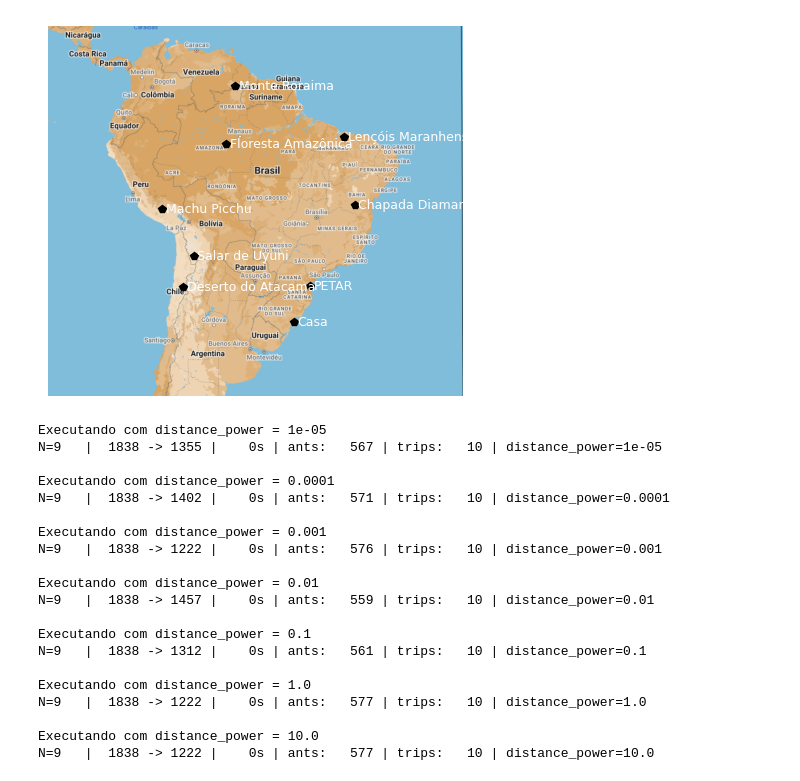
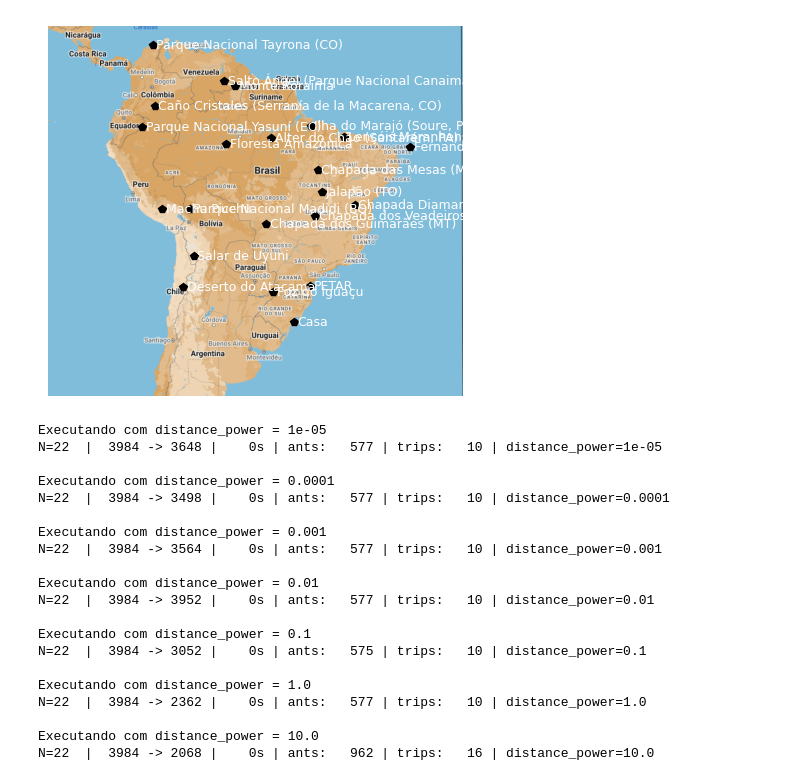
Before and after one commit to allanVvz/AntRoute-TSP, a Jupyter notebook: AntTRip.ipynb, the cells around one changed output. Drawn from its saved outputs; the diff is of its cells as text; code cells hidden in the pictures.

```diff
--- a/AntTRip.ipynb
+++ b/AntTRip.ipynb
@@ -415,34 +419,49 @@ def latlon_to_pixel(latitude, longitude, image_width, image_height,
 # Seus locais com latitude e longitude
 places = {
     "Machu Picchu": (-13.1631, -72.5450),
     "Deserto do Atacama": (-24.7859, -69.1350),
     "Floresta Amazônica": (-3.4653, -62.2159),  # Ponto central da Amazônia
     "Salar de Uyuni": (-20.1338, -67.4891),
     "Monte Roraima": (5.1427, -60.7640),
     "Lençóis Maranhenses": (-2.4825, -43.1235),
     "Chapada Diamantina": (-12.5928, -41.4693),
     "PETAR": (-24.5300, -48.6860),  # Parque Estadual Turístico do Alto Ribeira
     "Casa": (-29.91755, -51.20215),
+    "Foz do Iguaçu": (-25.5163, -54.5854),
+    "Fernando de Noronha": (-3.857, -32.429),
+    "Chapada dos Veadeiros (GO)": (-14.131, -47.822),
+    "Jalapão (TO)": (-10.546, -46.748),
+    "Alter do Chão (Santarém, PA)": (-2.518, -54.949),
+    "Ilha do Marajó (Soure, PA)": (-0.730, -48.523),
+    "Chapada das Mesas (MA)": (-7.336, -47.463),
+    "Parque Nacional Tayrona (CO)": (11.308, -74.060),
+    "Salto Ángel (Parque Nacional Canaima, VE)": (5.967, -62.536),
+    "Parque Nacional Yasuní (EC)": (-1.000, -75.800),
+    "Parque Nacional Madidi (BO)": (-13.200, -68.100),
+    "Chapada dos Guimarães (MT)": (-15.431, -55.748),
+    "Parque Nacional Tayrona (CO)": (11.308, -74.060),
+    "Caño Cristales (Serranía de la Macarena, CO)": (2.180, -73.790),
+    "Salto Ángel (Parque Nacional Canaima, VE)": (5.967, -62.536),
 }
 # Converter para coordenadas de imagem
 image_places = {}
 for place, (latitude, longitude) in places.items():
     x, y = latlon_to_pixel(latitude, longitude, image_width, image_height,
                            min_latitude, max_latitude, min_longitude, max_longitude)
     image_places[place] = (x, y)
 
 # Plotar para verificar
 plt.imshow(map_image)
 for place, (x, y) in image_places.items():
     plt.plot(x, y, 'kp')
     plt.text(x + 6, y + 6, place, color='white', fontsize=9)
 plt.axis('off')
 plt.show()
 
 # Preparar os dados para o algoritmo
 places_list = list(image_places.items())
 # %% [output]
-[figure, old version]
+[figure, new version]
 # %%
 start_distance_power = 0.00001
 num_iterations = 7
@@ -466,25 +485,25 @@ for dp in distance_powers:
     path_cost_list.append(path_cost)
 # %% [output]
 Executando com distance_power = 1e-05
-N=9   |  1838 -> 1355 |    0s | ants:   567 | trips:   10 | distance_power=1e-05
+N=22  |  3984 -> 3648 |    0s | ants:   577 | trips:   10 | distance_power=1e-05
 
 Executando com distance_power = 0.0001
-N=9   |  1838 -> 1402 |    0s | ants:   571 | trips:   10 | distance_power=0.0001
+N=22  |  3984 -> 3498 |    0s | ants:   577 | trips:   10 | distance_power=0.0001
 
 Executando com distance_power = 0.001
-N=9   |  1838 -> 1222 |    0s | ants:   576 | trips:   10 | distance_power=0.001
+N=22  |  3984 -> 3564 |    0s | ants:   577 | trips:   10 | distance_power=0.001
 
 Executando com distance_power = 0.01
-N=9   |  1838 -> 1457 |    0s | ants:   559 | trips:   10 | distance_power=0.01
+N=22  |  3984 -> 3952 |    0s | ants:   577 | trips:   10 | distance_power=0.01
 
 Executando com distance_power = 0.1
-N=9   |  1838 -> 1312 |    0s | ants:   561 | trips:   10 | distance_power=0.1
+N=22  |  3984 -> 3052 |    0s | ants:   575 | trips:   10 | distance_power=0.1
 
 Executando com distance_power = 1.0
-N=9   |  1838 -> 1222 |    0s | ants:   577 | trips:   10 | distance_power=1.0
+N=22  |  3984 -> 2362 |    0s | ants:   577 | trips:   10 | distance_power=1.0
 
 Executando com distance_power = 10.0
-N=9   |  1838 -> 1222 |    0s | ants:   577 | trips:   10 | distance_power=10.0
+N=22  |  3984 -> 2068 |    0s | ants:   962 | trips:   16 | distance_power=10.0
 # %%
 import matplotlib.pyplot as plt
 
```
Also changed, not shown: parts of 9 cells of this notebook, 1 other file.
